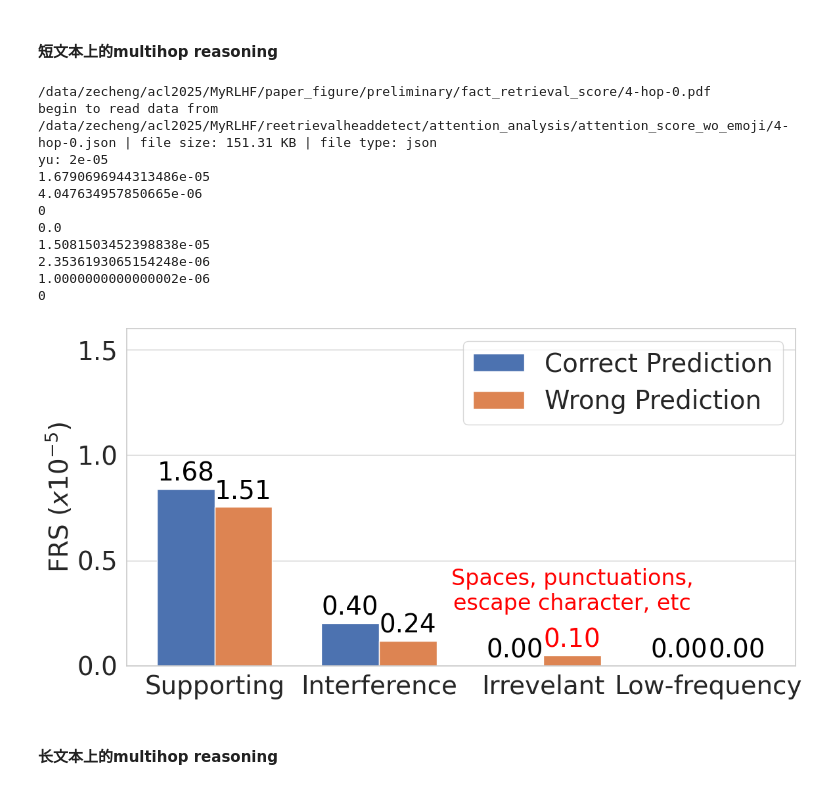
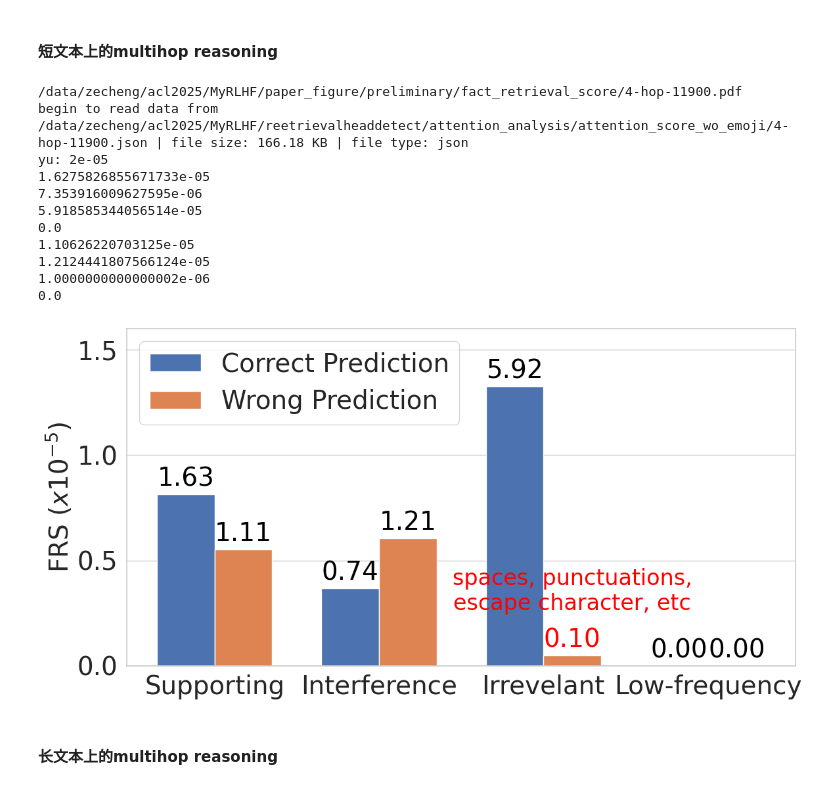
Before and after one commit to ZetangForward/MyRLHF, a Jupyter notebook: reetrievalheaddetect/viz/viz_head_jbb.ipynb, the cells around one changed output. Saved outputs shown, nothing was run; the diff lists cells and outputs as text; code cells hidden in the pictures.

```diff
--- a/reetrievalheaddetect/viz/viz_head_jbb.ipynb
+++ b/reetrievalheaddetect/viz/viz_head_jbb.ipynb
@@ -302,7 +302,7 @@ def draw(data, file_path=None):
     fail_irrelevant_x = x[fail_irrelevant_index] + width / 2  # 确定 X 坐标
     fail_irrelevant_y = fail_irrelevant_score  # 确定 Y 坐标
     ax.annotate(
-        "Spaces, punctuations,\nescape character, etc",
+        "spaces, punctuations,\nescape character, etc",
         xy=(fail_irrelevant_x, fail_irrelevant_y + 0.3e-5),
         xytext=(0, 10),  # 设置偏移量
         textcoords="offset points",
@@ -316,42 +316,42 @@ def draw(data, file_path=None):
         for rect, score in zip(rects, score_list):
             print(score)
             if score >= 0.09e-5 and score < 0.15e-5:
                 color = 'red'
             else:
                 color = 'black'
             ax.annotate(f'{round(score / 1e-5, 2):.2f}',
                         xy=(rect.get_x() + rect.get_width() / 2, rect.get_height()),
                         xytext=(0, 3),  # 3 points vertical offset
                         textcoords="offset points",
                         ha='center', va='bottom', fontsize=fontsize, color=color)
     autolabel(rects1, [success_clue_score, success_attack_score, success_irrelevant_score, success_emoji_score])
     autolabel(rects2, [fail_clue_score, fail_attack_score, fail_irrelevant_score, fail_emoji_score])
     fig.tight_layout()
     # plt.show()
     if file_path:
         plt.savefig(file_path)
 
 
 for file in hop_files[:1]:
     save_file_name = os.path.join("/data/zecheng/acl2025/MyRLHF/paper_figure/preliminary/fact_retrieval_score", f"{os.path.basename(file).split('.')[0]}.pdf")
     print(save_file_name)
     res = statistic_attention_score(auto_read_data(file))
     if os.path.basename(file).split('.')[0].split('-')[-1] == '0':
         res[2] = 0; res[-1] = 0   # for short context testing, it has no relevant long-context
     draw(res, save_file_name)
 # %% [output]
-/data/zecheng/acl2025/MyRLHF/paper_figure/preliminary/fact_retrieval_score/4-hop-0.pdf
-begin to read data from /data/zecheng/acl2025/MyRLHF/reetrievalheaddetect/attention_analysis/attention_score_wo_emoji/4-hop-0.json | file size: 151.31 KB | file type: json
+/data/zecheng/acl2025/MyRLHF/paper_figure/preliminary/fact_retrieval_score/4-hop-11900.pdf
+begin to read data from /data/zecheng/acl2025/MyRLHF/reetrievalheaddetect/attention_analysis/attention_score_wo_emoji/4-hop-11900.json | file size: 166.18 KB | file type: json
 yu: 2e-05
-1.6790696944313486e-05
-4.047634957850665e-06
-0
+1.6275826855671733e-05
+7.353916009627595e-06
+5.918585344056514e-05
 0.0
-1.5081503452398838e-05
-2.3536193065154248e-06
+1.10626220703125e-05
+1.2124441807566124e-05
 1.0000000000000002e-06
-0
+0.0
-[figure, old version]
+[figure, new version]
 # %% [markdown]
 #### 长文本上的multihop reasoning
 # %%
```
Also changed, not shown: 45 other files.
